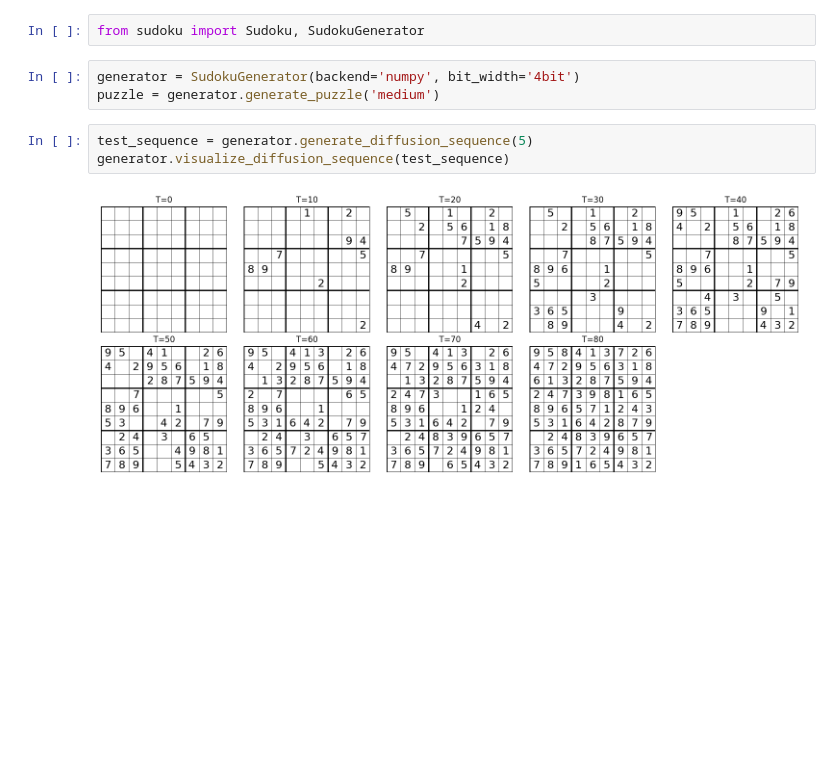
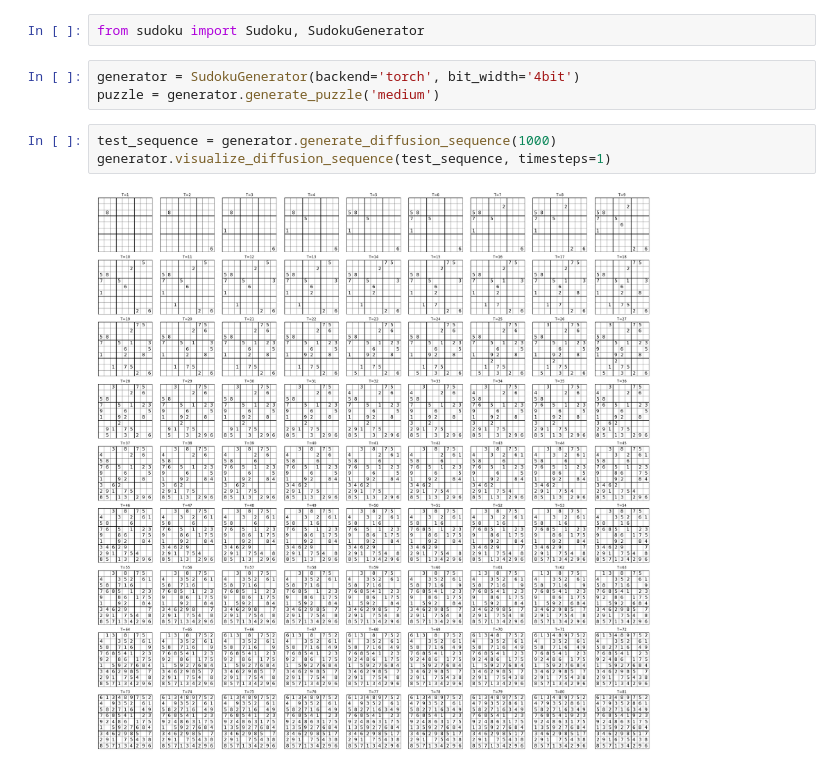
Before and after one commit to sooham/svi.on.mnist, a Jupyter notebook: test_sudoku.ipynb, the cells around one changed output. Drawn from its saved outputs; the diff is of its cells as text; blank space fills up the shorter version.

```diff
--- a/test_sudoku.ipynb
+++ b/test_sudoku.ipynb
@@ -1,10 +1,10 @@
 # %%
 from sudoku import Sudoku, SudokuGenerator
 # %%
-generator = SudokuGenerator(backend='numpy', bit_width='4bit')
+generator = SudokuGenerator(backend='torch', bit_width='4bit')
 puzzle = generator.generate_puzzle('medium')
 # %%
-test_sequence = generator.generate_diffusion_sequence(5)
-generator.visualize_diffusion_sequence(test_sequence)
+test_sequence = generator.generate_diffusion_sequence(1000)
+generator.visualize_diffusion_sequence(test_sequence, timesteps=1)
 # %% [output]
-[figure, old version]
+[figure, new version]
```
Also changed, not shown: 59 other files.
